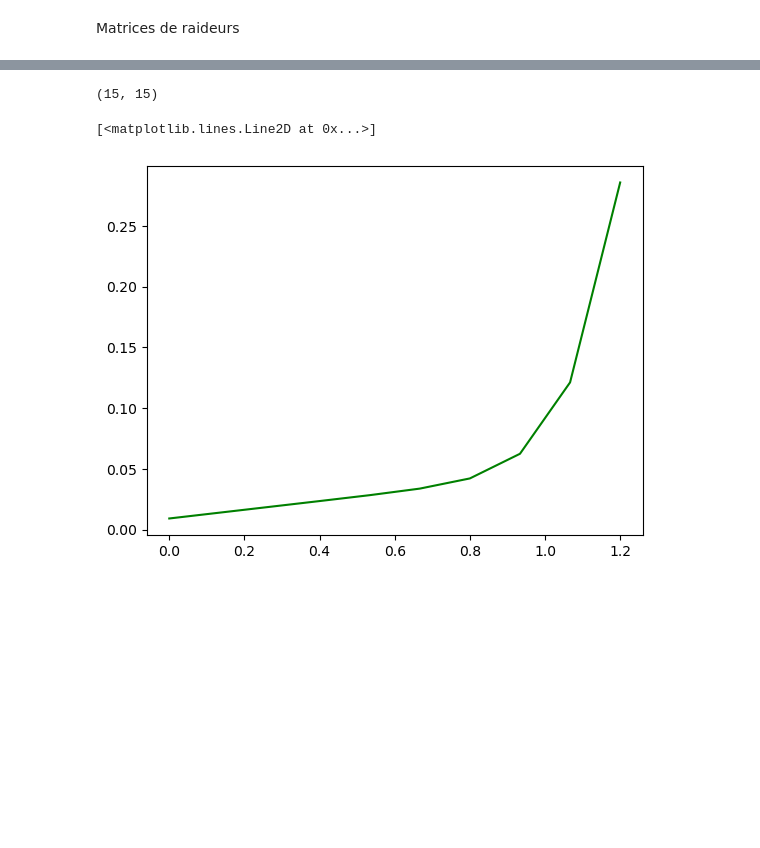
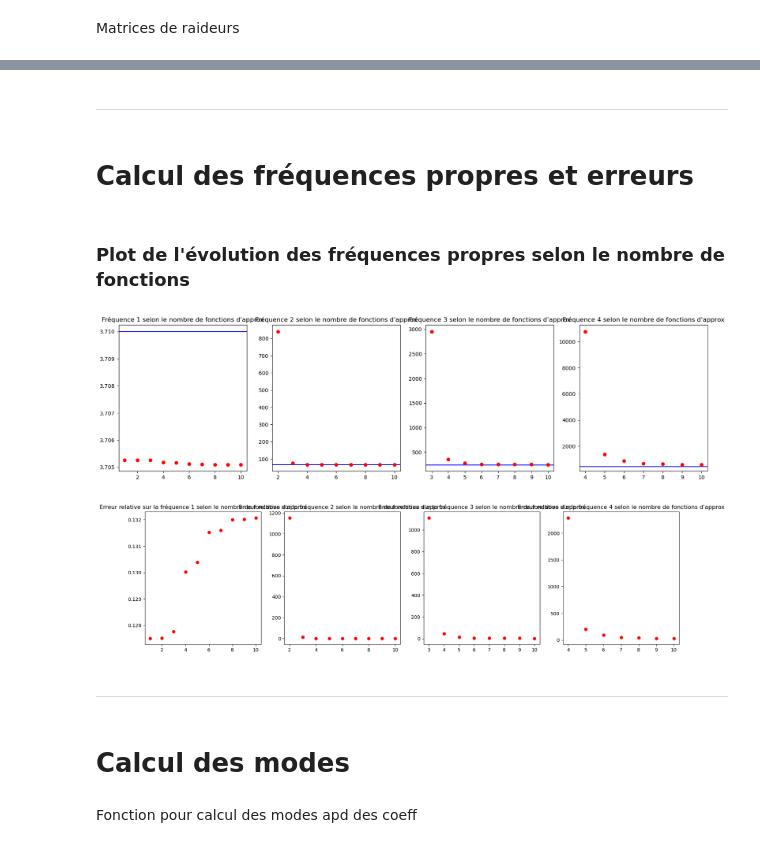
Before and after one commit to tomBeauve/DSM-Projects-code, a Jupyter notebook: Projet 4/Project4.ipynb, the cells around one changed output, grey strips where cells are left out. Drawn from its saved outputs; the diff is of its cells as text; code cells hidden in the pictures; blank space fills up the shorter version.

```diff
--- a/Projet 4/Project4.ipynb
+++ b/Projet 4/Project4.ipynb
@@ -117 +107,61 @@ plt.plot(range(N_min, N_max+1), nat_freq_plot, 'b')
+# %% [markdown]
+---
+# %% [markdown]
+# Calcul des fréquences propres et erreurs
+# %%
+freq_wanted = 1
+N_min = freq_wanted
+N_max = 10
+
+freq_matrix = np.full((N_max-N_min+1, 4), float('inf'))
+error_matrix = np.full((N_max-N_min+1, 4), float('inf'))
+# error_matrix[n,f] = erreur ( en %) sur la f-ieme fréquence naturelle pour N fonctions de base
+
+for N in range(N_min, N_max+1):
+
+    M = Mass(N)
+    K = Stiff(N)
+
+    eigvals, eigvecs = eig(K, M)
+    omega = np.sort(np.abs(np.sqrt(eigvals))) / (2 * np.pi)
+
+    # Remplissage de la matrice de fréquences
+    for f in range(len(nat_freq)):
+        if (N > f):
+            freq_matrix[N-N_min, f] = omega[f]
+
+    # Remplissage de la matrice d'erreurs sur les fréquences
+    for f in range(len(nat_freq)):
+        if (N > f):
+            error_matrix[N-N_min,
+                         f] = np.abs(omega[f] - nat_freq[f])/nat_freq[f] * 100
+# %% [markdown]
+### Plot de l'évolution des fréquences propres selon le nombre de fonctions
+# %%
+fig, ax_f = plt.subplots(1, 4, figsize=(20, 5))
+fig2, ax_e = plt.subplots(1, 4, figsize=(20, 5))
+
+for f in range(4):
+    N_plot = np.linspace(N_min, N_max, N_max-N_min+1)
+
+    ax_f[f].scatter(N_plot, freq_matrix[:, f],
+                    label=f'Fréquence {f+1}', color='r')
+    ax_f[f].axhline(y=nat_freq[f], color='blue',
+                    zorder=0, label='Vraie fréquence')
+
+    ax_f[f].set_title(f"Fréquence {f+1} selon le nombre de fonctions d'approx")
+
+    ax_e[f].scatter(N_plot, error_matrix[:, f],
+                    label=f'Fréquence {f+1}', color='r')
+    ax_e[f].set_title(f"Erreur relative sur la fréquence {
+                      f+1} selon le nombre de fonctions d'approx")
+# %% [output]
+[figure, added]
+[figure, added]
+# %% [markdown]
+---
+# %% [markdown]
+# Calcul des modes
+# %% [markdown]
+Fonction pour calcul des modes apd des coeff
 # %%
@@ -132,15 +187,0 @@ N_ritz = 15  # il faut que N_ritz > nb_points
-# %%
-M = Mass(N_ritz)
-K = Stiff(N_ritz)
-w, U = eig(K, M)
-sorted_indices = np.argsort(np.abs(np.sqrt(w)))
-modes = U[:, sorted_indices]
-print(np.shape(modes))
-
-U_ritz = modeshape(mode_interest, N_rr, modes, L, nb_points)
-
-plt.plot(x_plot, U_ritz, 'g')
-# %% [output]
-(15, 15)
-[<matplotlib.lines.Line2D at 0x...>]
-[figure, removed]
```
Also changed, not shown: parts of 30 cells of this notebook.
